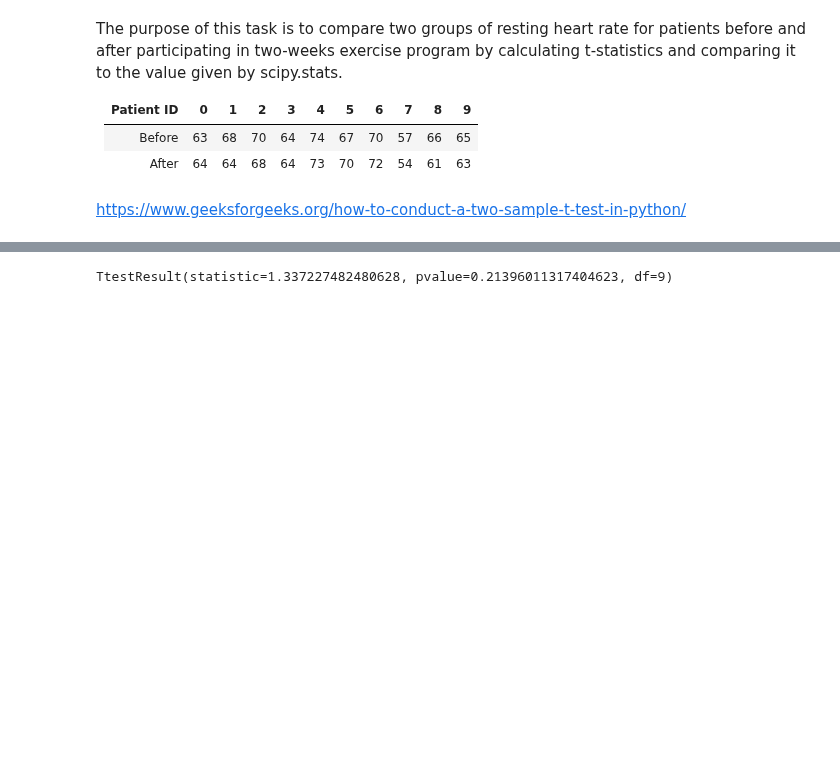
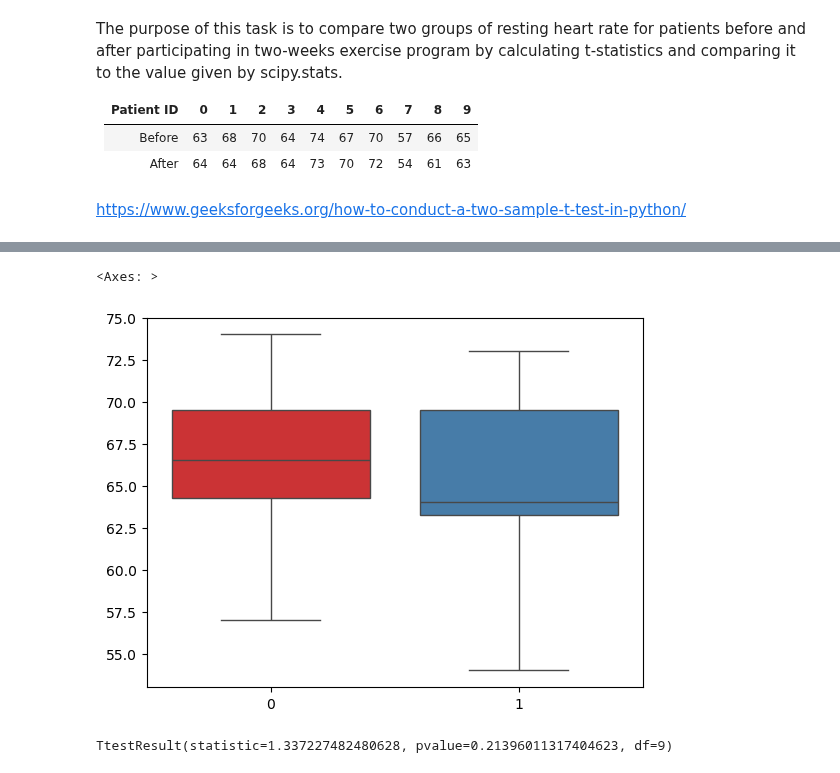
Before and after one commit to Tanja888/applied_statistics, a Jupyter notebook: tasks.ipynb, the cells around one changed output, grey strips where cells are left out. Cells and saved outputs as stored; diff of their text form; code cells hidden in the pictures; blank space fills up the shorter version.

```diff
--- a/tasks.ipynb
+++ b/tasks.ipynb
@@ -340,3 +373,9 @@ rate_after_exercise = ([64, 64, 68, 64, 73, 70, 72, 54, 61, 63])
+# %%
+# Create a box plot
+sns.boxplot(data=[rate_before_exercise, rate_after_exercise], palette="Set1")
+# %% [output]
+<Axes: >
+[figure, added]
 # %%
 stats.ttest_rel(rate_before_exercise, rate_after_exercise)
 # %% [output]
```
Also changed, not shown: parts of 13 cells of this notebook.
